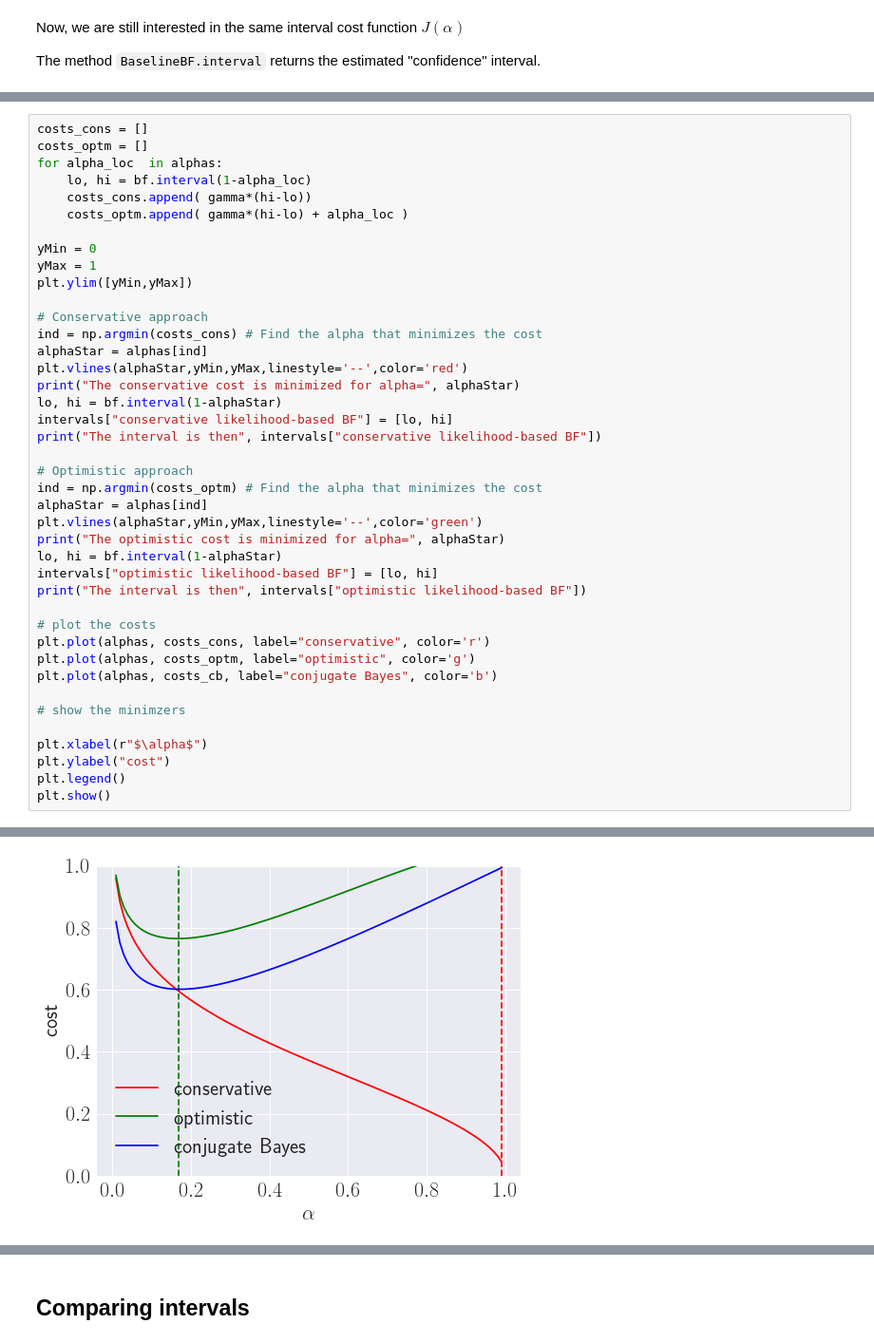
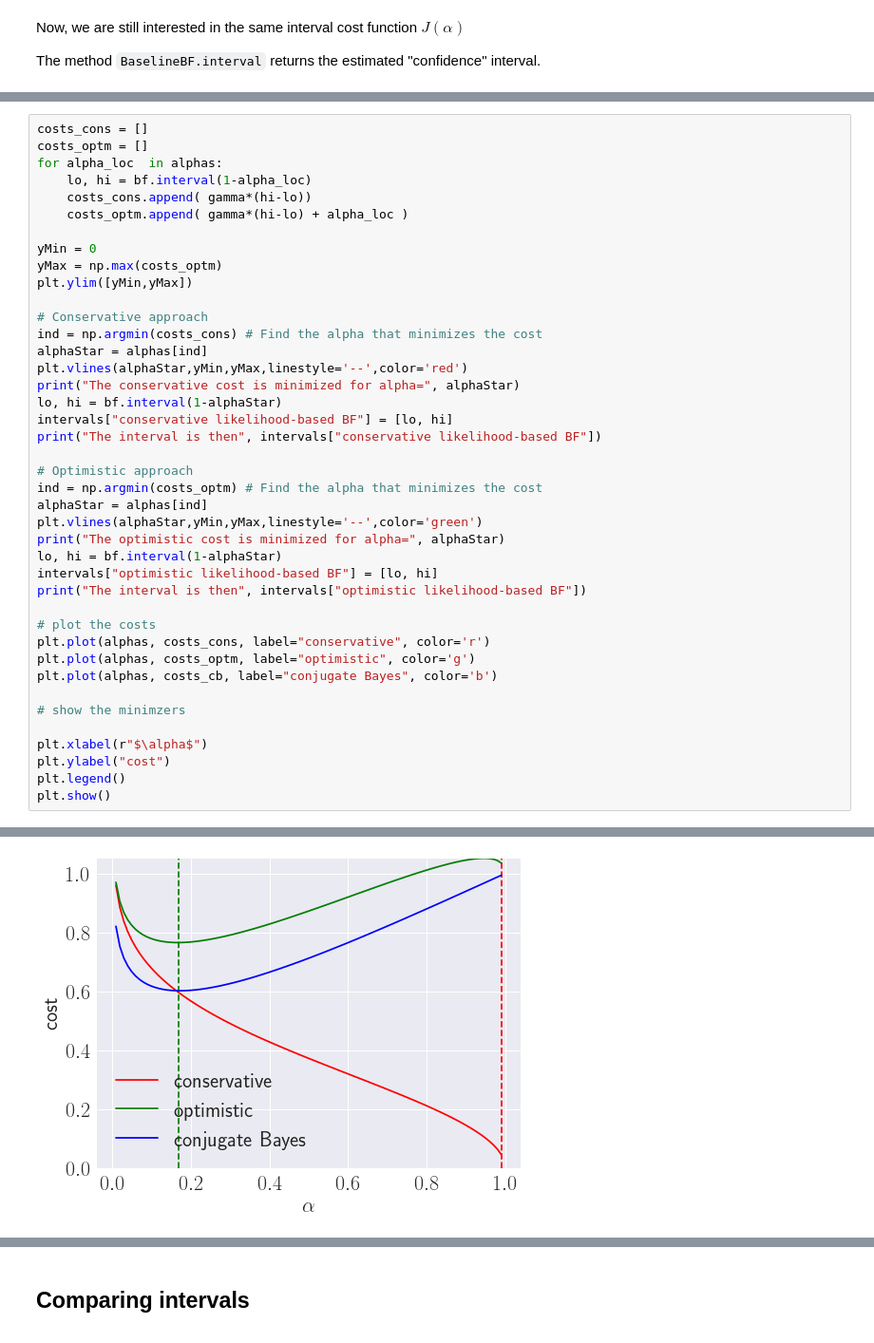
Before and after one commit to rbardenet/subjective-fits, a Jupyter notebook: tutorial_notebook/tutorial.ipynb, the cells around one changed output, grey strips where cells are left out. Shown: that part at 95% size. Cells and saved outputs as stored; diff of their text form.

```diff
--- a/tutorial_notebook/tutorial.ipynb
+++ b/tutorial_notebook/tutorial.ipynb
@@ -236,7 +236,7 @@ for alpha_loc  in alphas:
     costs_optm.append( gamma*(hi-lo) + alpha_loc )
 
 yMin = 0
-yMax = 1
+yMax = np.max(costs_optm)
 plt.ylim([yMin,yMax])
 
 # Conservative approach
@@ -276 +276 @@ The interval is then [0.5805500128561822, 1.7743704862513698]
-[figure, old version]
+[figure, new version]
```
Also changed, not shown: parts of 12 cells of this notebook.
